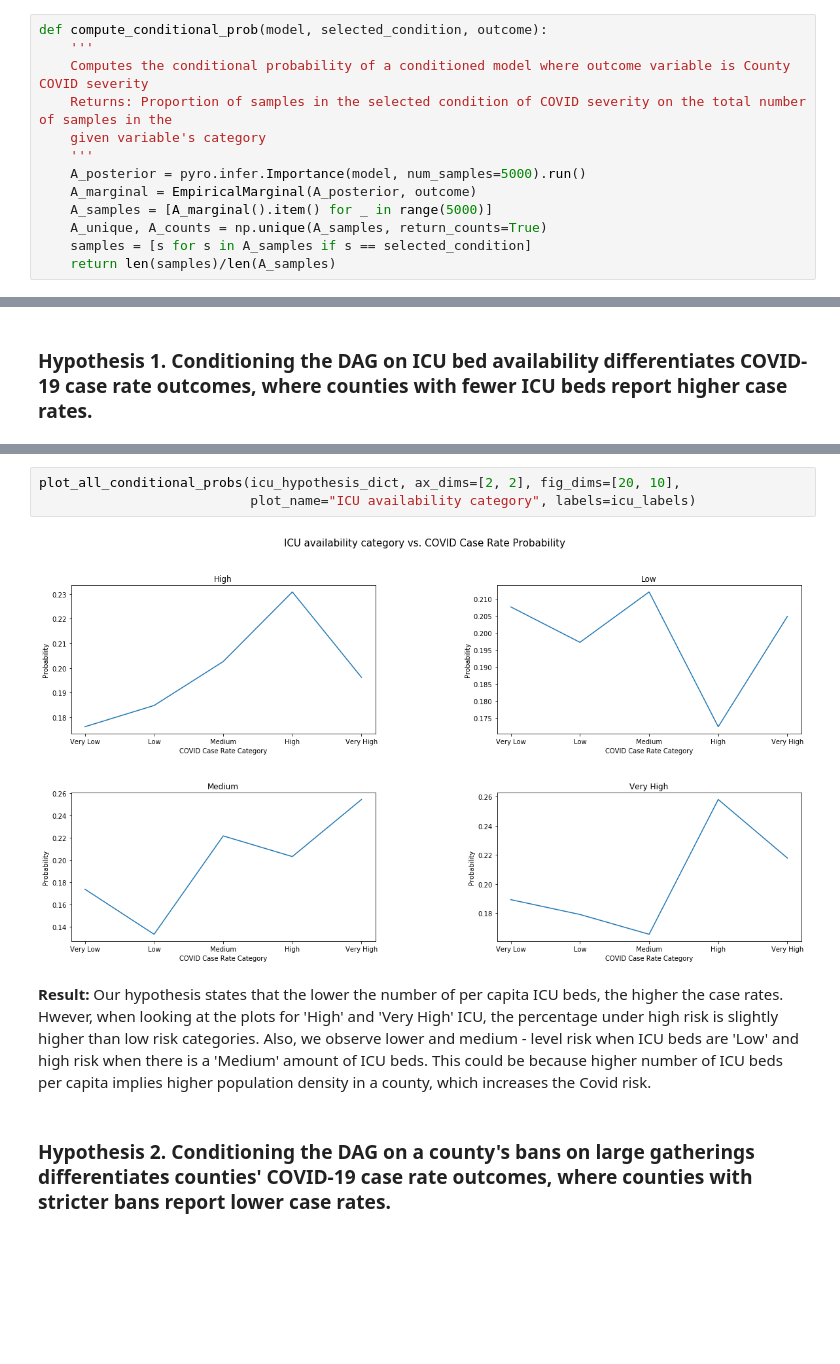
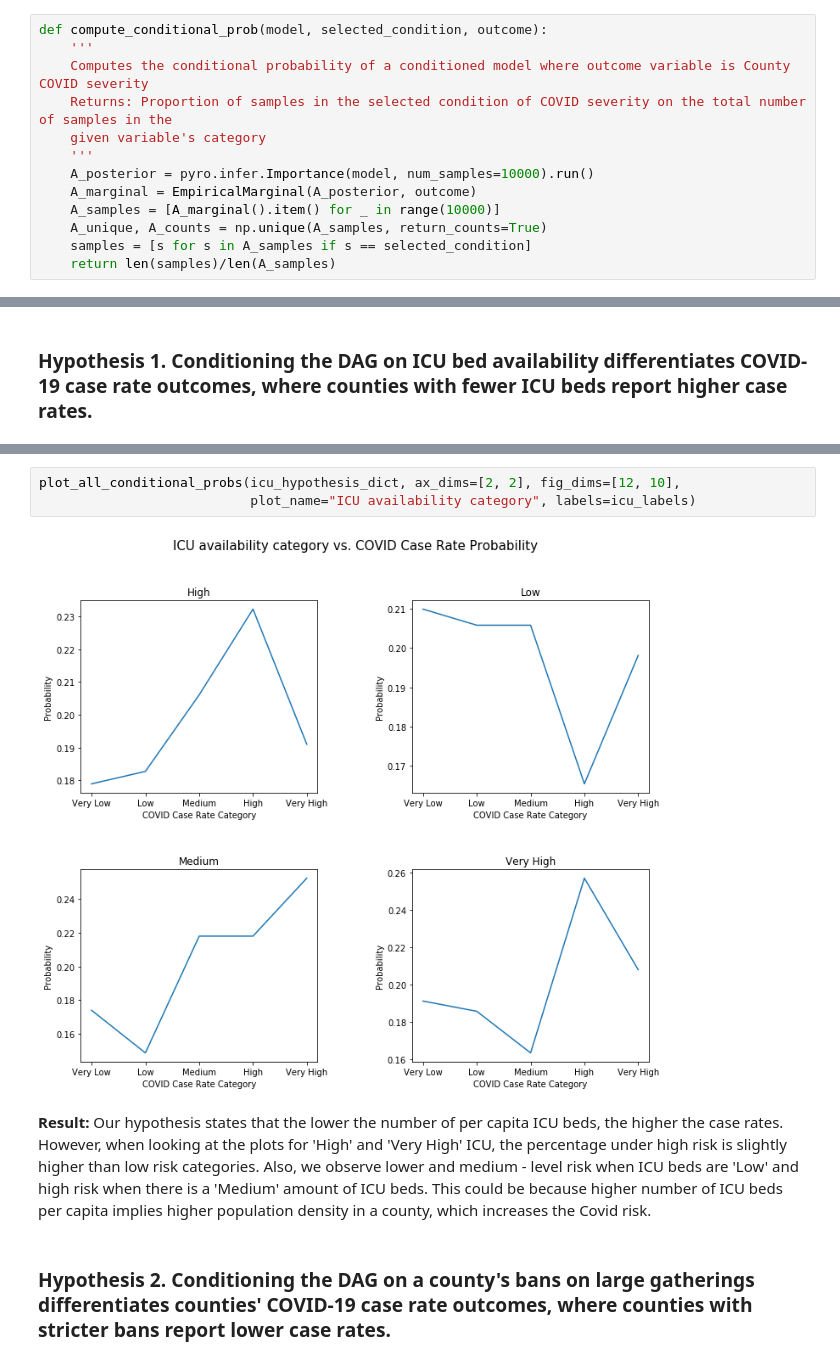
Before and after one commit to chloelarkin/county-covid-cases, a Jupyter notebook: causal_modeling/Covid19_Causal_Model.ipynb, the cells around one changed output, grey strips where cells are left out. Drawn from its saved outputs; the diff is of its cells as text; blank space fills up the shorter version.

Commit message:
Add more conditioning plots, increase sample size, still need to update commentary

```diff
--- a/causal_modeling/Covid19_Causal_Model.ipynb
+++ b/causal_modeling/Covid19_Causal_Model.ipynb
@@ -424,9 +424,9 @@ def compute_conditional_prob(model, selected_condition, outcome):
     Returns: Proportion of samples in the selected condition of COVID severity on the total number of samples in the
     given variable's category
     '''
-    A_posterior = pyro.infer.Importance(model, num_samples=5000).run()
+    A_posterior = pyro.infer.Importance(model, num_samples=10000).run()
     A_marginal = EmpiricalMarginal(A_posterior, outcome)
-    A_samples = [A_marginal().item() for _ in range(5000)]
+    A_samples = [A_marginal().item() for _ in range(10000)]
     A_unique, A_counts = np.unique(A_samples, return_counts=True)
     samples = [s for s in A_samples if s == selected_condition]
     return len(samples)/len(A_samples)
@@ -505,10 +505,10 @@ COVID case rate probabilities for Very High ICU bed availability category:  {'Ve
 # %%
-plot_all_conditional_probs(icu_hypothesis_dict, ax_dims=[2, 2], fig_dims=[20, 10],
+plot_all_conditional_probs(icu_hypothesis_dict, ax_dims=[2, 2], fig_dims=[12, 10],
                            plot_name="ICU availability category", labels=icu_labels)
 # %% [output]
-[figure, old version]
+[figure, new version]
 # %% [markdown]
-**Result:** Our hypothesis states that the lower the number of per capita ICU beds, the higher the case rates. Hwever, when looking at the plots for 'High' and 'Very High' ICU, the percentage under high risk is slightly higher than low risk categories. Also, we observe lower and medium - level risk when ICU beds are 'Low' and high risk when there is a 'Medium' amount of ICU beds. This could be because higher number of ICU beds per capita implies higher population density in a county, which increases the Covid risk.
+**Result:** Our hypothesis states that the lower the number of per capita ICU beds, the higher the case rates. However, when looking at the plots for 'High' and 'Very High' ICU, the percentage under high risk is slightly higher than low risk categories. Also, we observe lower and medium - level risk when ICU beds are 'Low' and high risk when there is a 'Medium' amount of ICU beds. This could be because higher number of ICU beds per capita implies higher population density in a county, which increases the Covid risk.
 # %% [markdown]
 ### Hypothesis 2. Conditioning the DAG on a county's bans on large gatherings  differentiates counties' COVID-19 case rate outcomes, where counties with stricter bans report lower case rates.
 # %%
```
Also changed, not shown: parts of 23 cells of this notebook.
